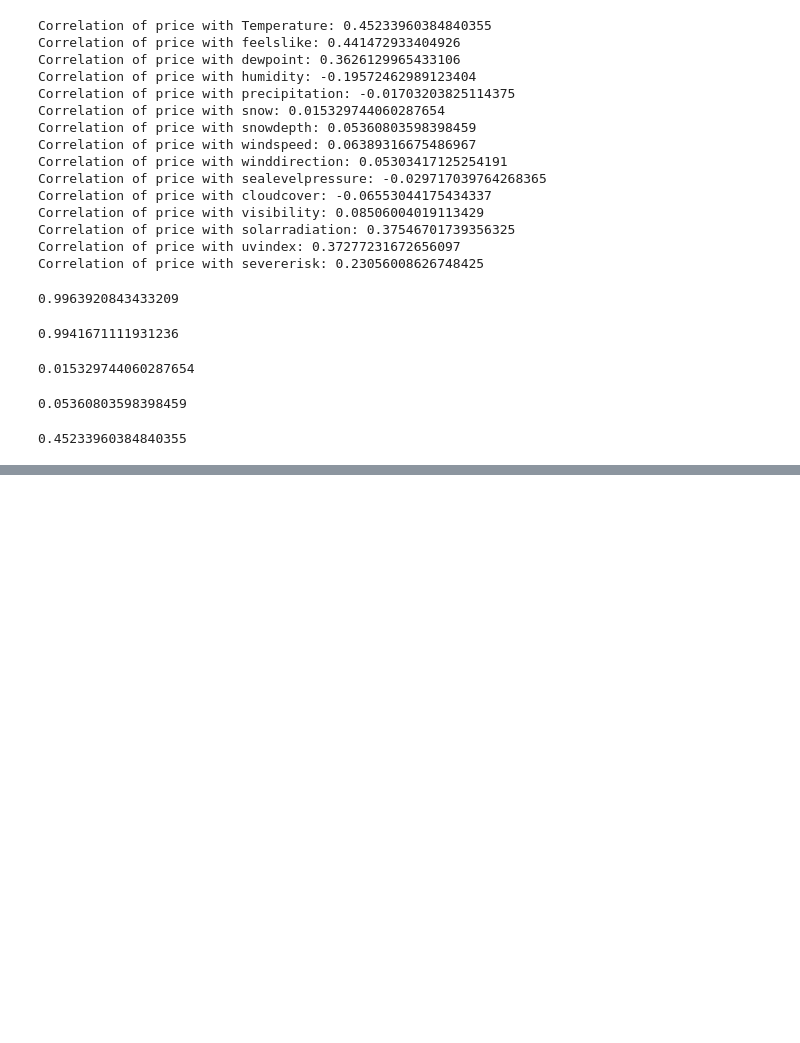
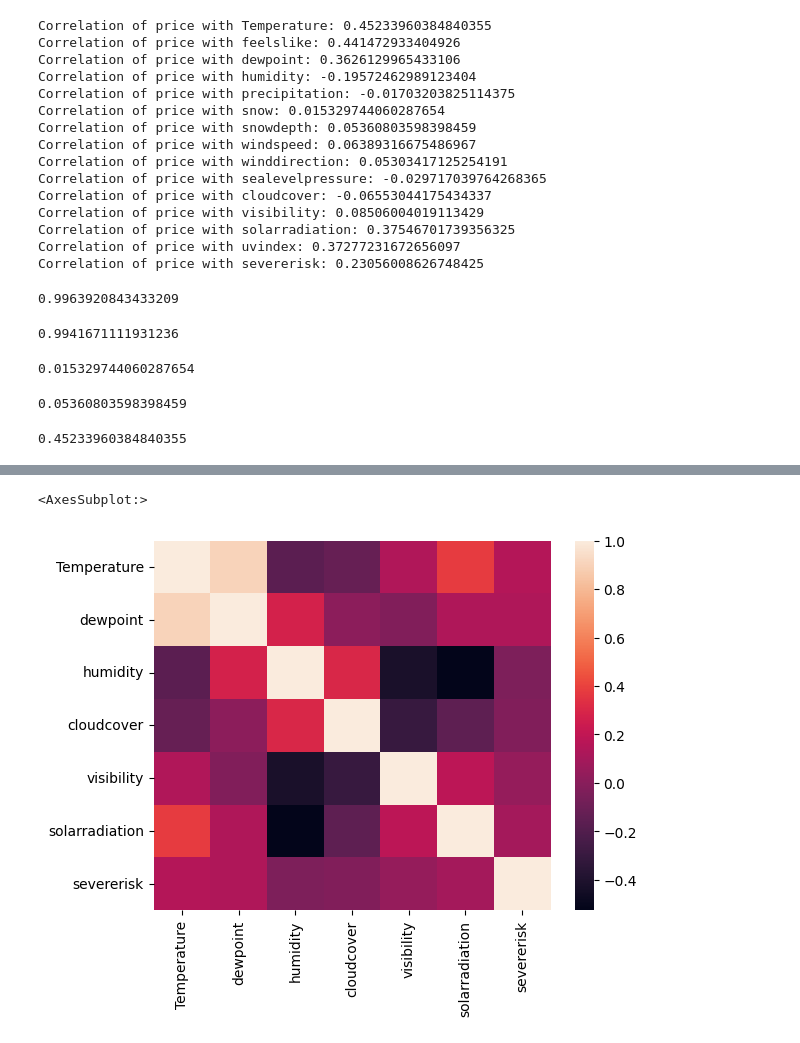
Before and after one commit to clerisy47/VoltVision, a Jupyter notebook: model_training/collaboration_notebooks/utsav.ipynb, the cells around one changed output, grey strips where cells are left out. Drawn from its saved outputs; the diff is of its cells as text; code cells hidden in the pictures; blank space fills up the shorter version.

```diff
--- a/model_training/collaboration_notebooks/utsav.ipynb
+++ b/model_training/collaboration_notebooks/utsav.ipynb
@@ -243,8 +243,6 @@ Correlation of price with visibility: 0.08506004019113429
 Correlation of price with solarradiation: 0.37546701739356325
 Correlation of price with uvindex: 0.37277231672656097
 Correlation of price with severerisk: 0.23056008626748425
-# %%
-df_merged.drop(['feelslike','uvindex', 'precipitation', 'sealevelpressure', 'windspeed', 'winddirection'], inplace=True, axis=1)
 # %%
 df_merged["solarradiation"].corr(df_merged["uvindex"])
 # %% [output]
@@ -266,7 +264,7 @@ df_merged['Temperature'].corr(df_merged['Demand (MW)'])
 # %% [output]
 0.45233960384840355
 # %%
-df_merged=df_merged.drop(['snow'], axis=1)
+df_merged.drop(['feelslike','uvindex', 'precipitation', 'sealevelpressure', 'snow', 'snowdepth', 'windspeed', 'winddirection'], inplace=True, axis=1)
 # %%
 df_merged.info()
 # %% [output]
@@ -294,0 +309,6 @@ df_merged.to_csv('weather.csv', index=False)
+# %%
+correlation_matrix = df_merged.iloc[:,3:10].corr()
+sns.heatmap(correlation_matrix)
+# %% [output]
+<AxesSubplot:>
+[figure, added]
```
Also changed, not shown: parts of 4 cells of this notebook, 1 other file.
